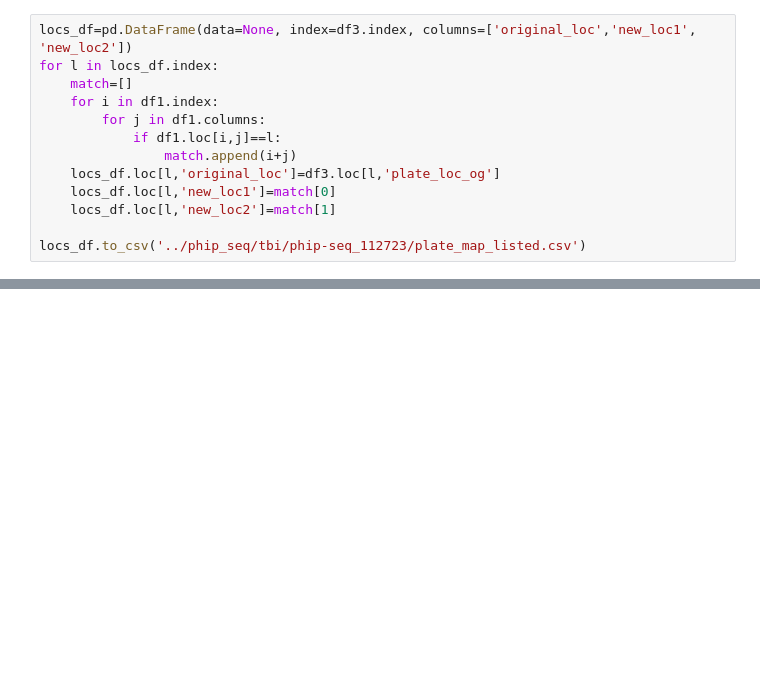
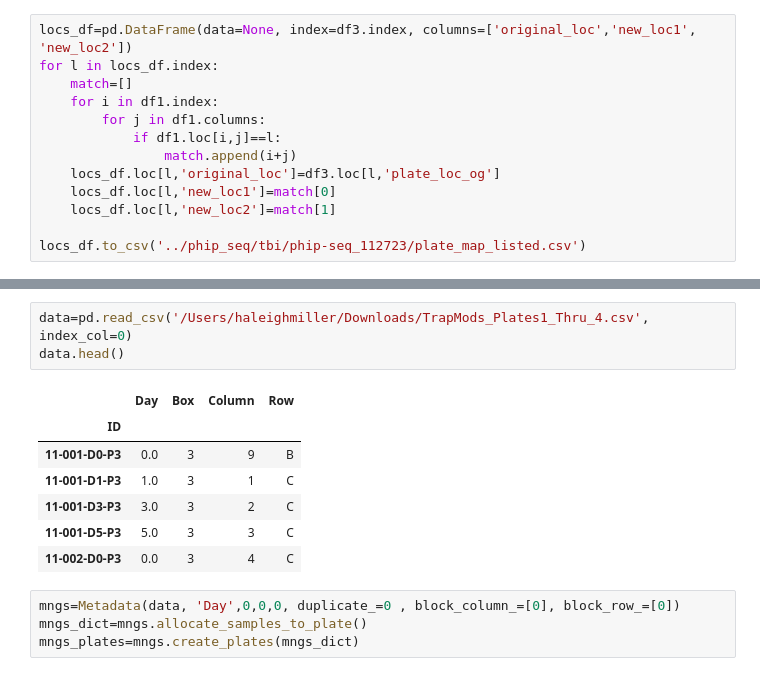
Before and after one commit to h-s-miller/platemappy, a Jupyter notebook: platemappy_tutorial.ipynb, the cells around one changed output, grey strips where cells are left out. Drawn from its saved outputs; the diff is of its cells as text; blank space fills up the shorter version.

```diff
--- a/platemappy_tutorial.ipynb
+++ b/platemappy_tutorial.ipynb
@@ -345,0 +428,15 @@ locs_df.to_csv('../phip_seq/tbi/phip-seq_112723/plate_map_listed.csv')
+# %%
+data=pd.read_csv('/Users/haleighmiller/Downloads/TrapMods_Plates1_Thru_4.csv', index_col=0)
+data.head()
+# %% [output]
+|  | Day | Box | Column | Row |
+| ID |  |  |  |  |
+| 11-001-D0-P3 | 0.0 | 3 | 9 | B |
+| 11-001-D1-P3 | 1.0 | 3 | 1 | C |
+| 11-001-D3-P3 | 3.0 | 3 | 2 | C |
+| 11-001-D5-P3 | 5.0 | 3 | 3 | C |
+| 11-002-D0-P3 | 0.0 | 3 | 4 | C |
+# %%
+mngs=Metadata(data, 'Day',0,0,0, duplicate_=0 , block_column_=[0], block_row_=[0])
+mngs_dict=mngs.allocate_samples_to_plate()
+mngs_plates=mngs.create_plates(mngs_dict)
```
Also changed, not shown: parts of 3 cells of this notebook.
